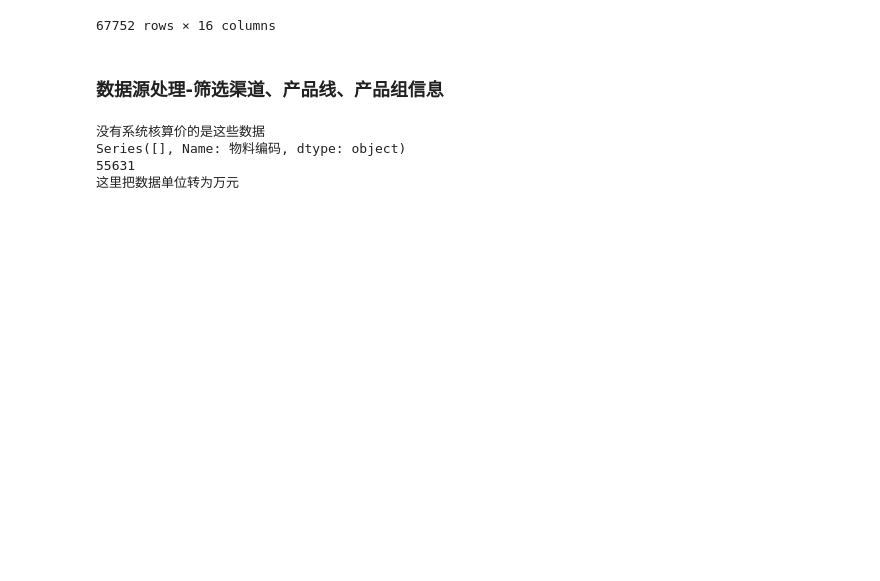
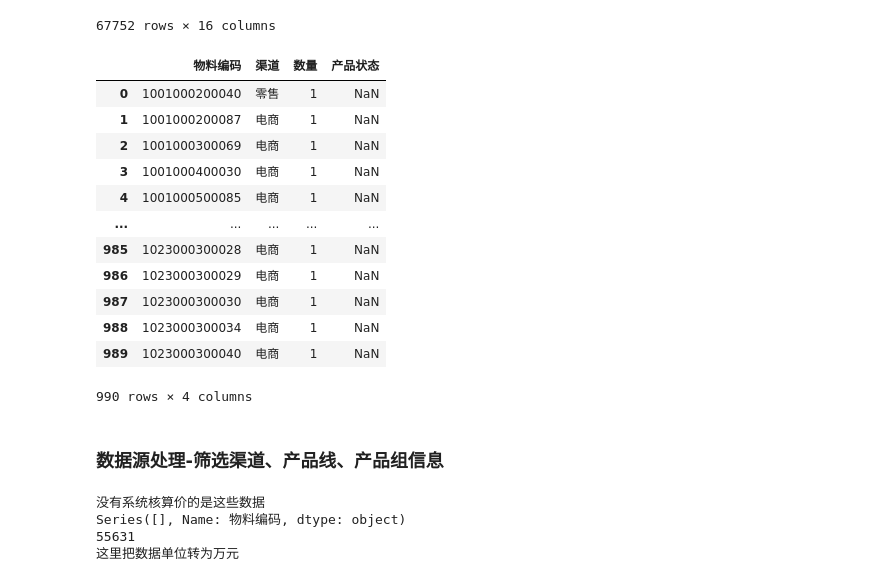
Before and after one commit to zb1005/python-tool, a Jupyter notebook: 零件报告/单型号贡献、低效、长尾/探索分析.ipynb, the cells around one changed output. Drawn from its saved outputs; the diff is of its cells as text; code cells hidden in the pictures; blank space fills up the shorter version.

```diff
--- a/零件报告/单型号贡献、低效、长尾/探索分析.ipynb
+++ b/零件报告/单型号贡献、低效、长尾/探索分析.ipynb
@@ -243,6 +243,23 @@ df0
 | 67750 | 1001001500098 | 零售 | 684 | 2025-11 | CXW-358-ZD12（不带罩） | ZD11 | 国内 | 吸油烟机 | 油烟机产品线 | 量产 | 2023-11-02 12:00:00 | ... |
 | 67751 | 1001001500100 | 零售 | 709 | 2025-11 | CXW-358-ZD11（不带罩） | ZD11 | 国内 | 吸油烟机 | 油烟机产品线 | 量产 | 2023-11-02 12:00:00 | ... |
 67752 rows × 16 columns
+# %%
+df_test = df0[df0['产品型号'].isnull()].groupby(['物料编码','渠道'],as_index=False).agg(数量=('物料编码','nunique'),产品状态=('产品状态','max'))
+df_test[df_test['物料编码'].str.startswith('10')]
+# %% [output]
+|  | 物料编码 | 渠道 | 数量 | 产品状态 |
+| 0 | 1001000200040 | 零售 | 1 | NaN |
+| 1 | 1001000200087 | 电商 | 1 | NaN |
+| 2 | 1001000300069 | 电商 | 1 | NaN |
+| 3 | 1001000400030 | 电商 | 1 | NaN |
+| 4 | 1001000500085 | 电商 | 1 | NaN |
+| ... | ... | ... | ... | ... |
+| 985 | 1023000300028 | 电商 | 1 | NaN |
+| 986 | 1023000300029 | 电商 | 1 | NaN |
+| 987 | 1023000300030 | 电商 | 1 | NaN |
+| 988 | 1023000300034 | 电商 | 1 | NaN |
+| 989 | 1023000300040 | 电商 | 1 | NaN |
+990 rows × 4 columns
 # %% [markdown]
 ### 数据源处理-筛选渠道、产品线、产品组信息
 # %%
```
Also changed, not shown: parts of 2 cells of this notebook, 4 other files.
